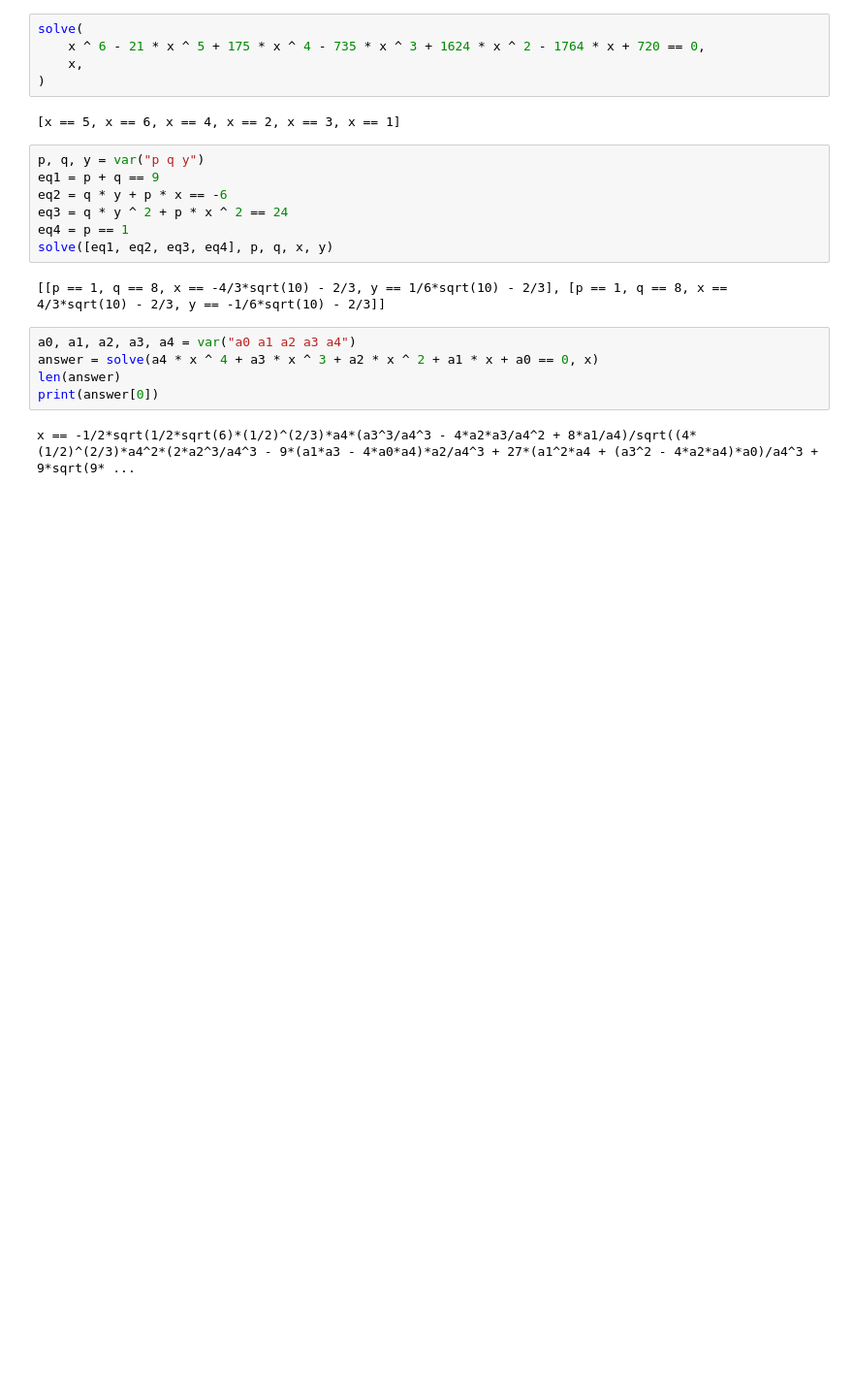
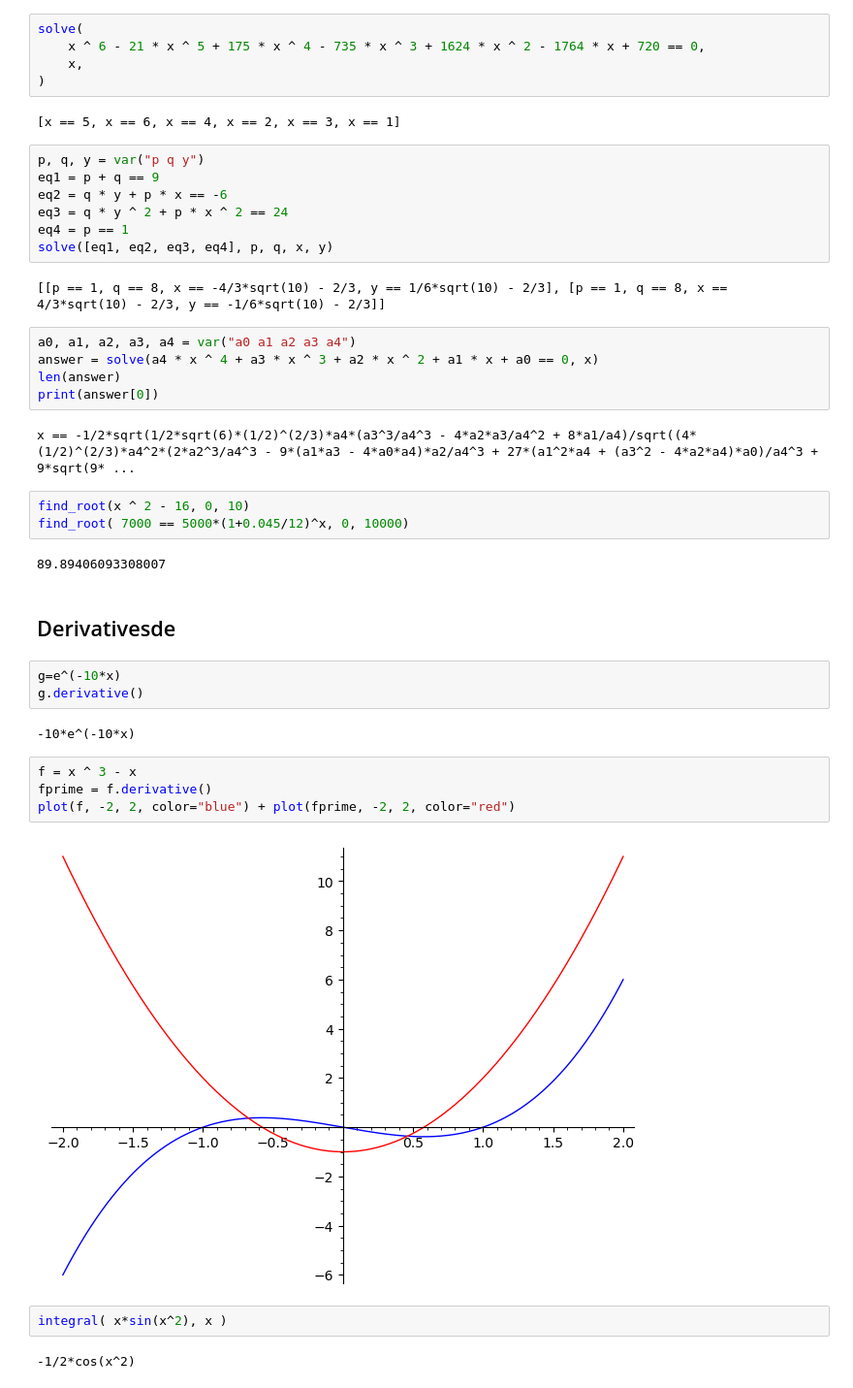
Before and after one commit to xjh2000/sagemath, a Jupyter notebook: su/start.ipynb, the cells around one changed output. Shown: that part at 97% size. Drawn from its saved outputs; the diff is of its cells as text; blank space fills up the shorter version.

Commit message:
derivative & integral

```diff
--- a/su/start.ipynb
+++ b/su/start.ipynb
@@ -223,3 +223,25 @@ len(answer)
 print(answer[0])
 # %% [output]
 x == -1/2*sqrt(1/2*sqrt(6)*(1/2)^(2/3)*a4*(a3^3/a4^3 - 4*a2*a3/a4^2 + 8*a1/a4)/sqrt((4*(1/2)^(2/3)*a4^2*(2*a2^3/a4^3 - 9*(a1*a3 - 4*a0*a4)*a2/a4^3 + 27*(a1^2*a4 + (a3^2 - 4*a2*a4)*a0)/a4^3 + 9*sqrt(9* ...
+# %%
+find_root(x ^ 2 - 16, 0, 10)
+find_root( 7000 == 5000*(1+0.045/12)^x, 0, 10000)
+# %% [output]
+89.89406093308007
+# %% [markdown]
+## Derivativesde
+# %%
+g=e^(-10*x)
+g.derivative()
+# %% [output]
+-10*e^(-10*x)
+# %%
+f = x ^ 3 - x
+fprime = f.derivative()
+plot(f, -2, 2, color="blue") + plot(fprime, -2, 2, color="red")
+# %% [output]
+[figure, added]
+# %%
+integral( x*sin(x^2), x )
+# %% [output]
+-1/2*cos(x^2)
```
Also changed, not shown: parts of 2 cells of this notebook.
